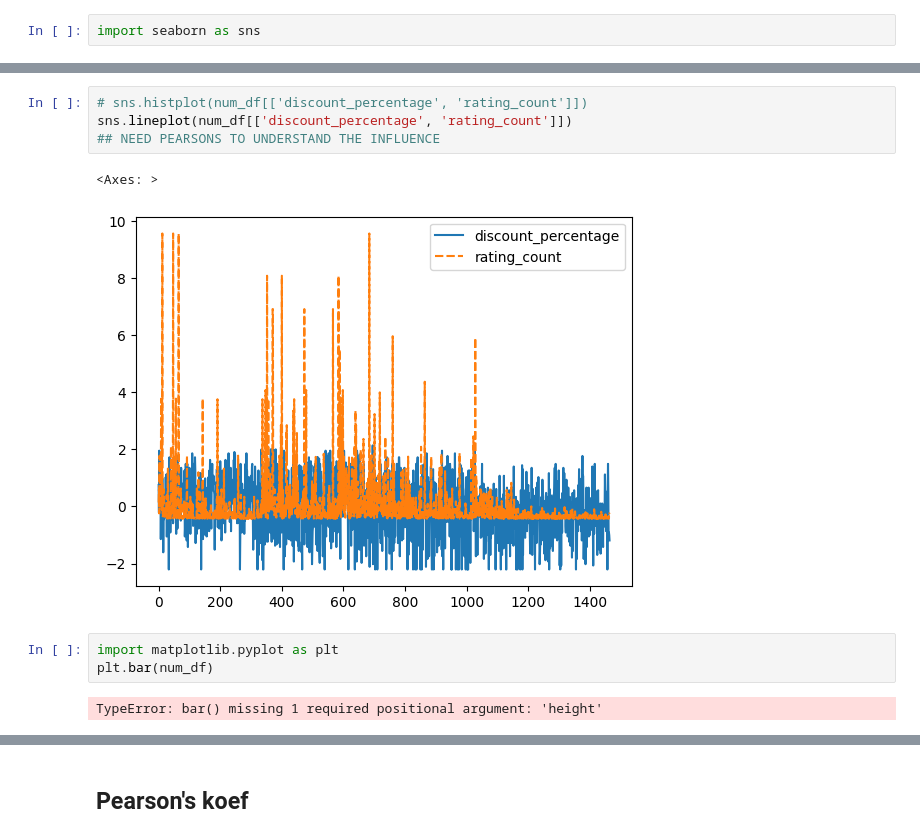
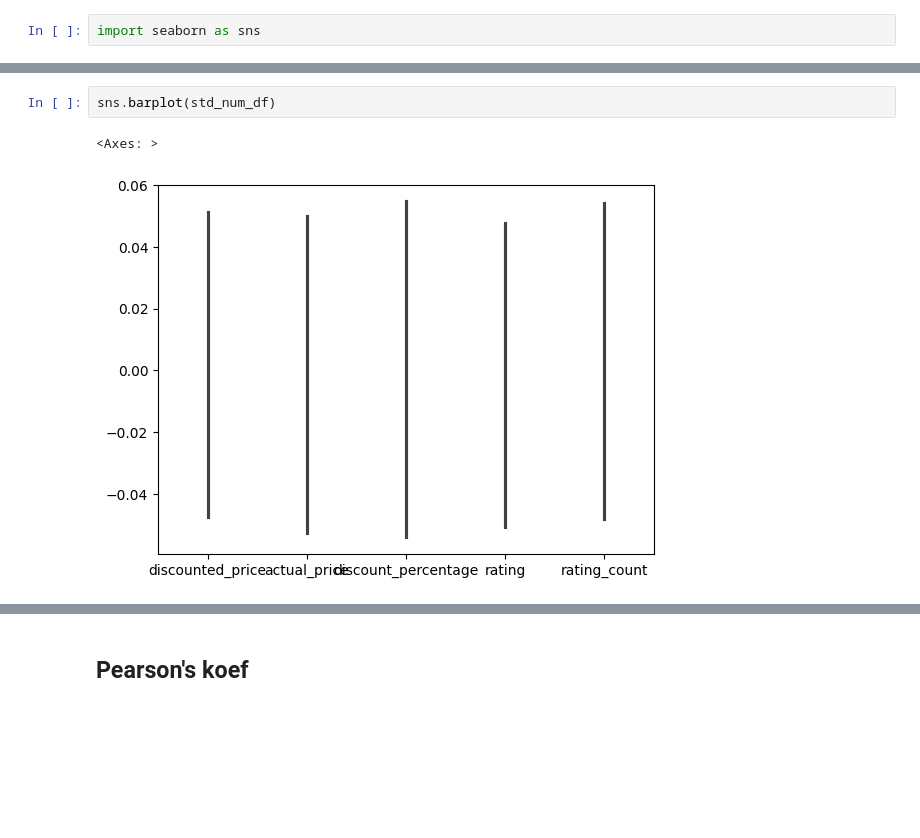
Before and after one commit to JavaConterry/SpecProg-DS-DA, a Jupyter notebook: Course Project/Amazon Sales Analysis.ipynb, the cells around one changed output, grey strips where cells are left out. Cells and saved outputs as stored; diff of their text form; blank space fills up the shorter version.

```diff
--- a/Course Project/Amazon Sales Analysis.ipynb
+++ b/Course Project/Amazon Sales Analysis.ipynb
@@ -184,13 +178,6 @@ sns.lineplot(num_df[['actual_price', 'rating_count']])
-# %%
-# sns.histplot(num_df[['discount_percentage', 'rating_count']])
-sns.lineplot(num_df[['discount_percentage', 'rating_count']])
-## NEED PEARSONS TO UNDERSTAND THE INFLUENCE
-# %% [output]
-<Axes: >
-[figure, removed]
-# %%
-import matplotlib.pyplot as plt
-plt.bar(num_df)
-# %% [output]
-TypeError: bar() missing 1 required positional argument: 'height'
+# %%
+sns.barplot(std_num_df)
+# %% [output]
+<Axes: >
+[figure, added]
 # %%
```
Also changed, not shown: parts of 14 cells of this notebook.
